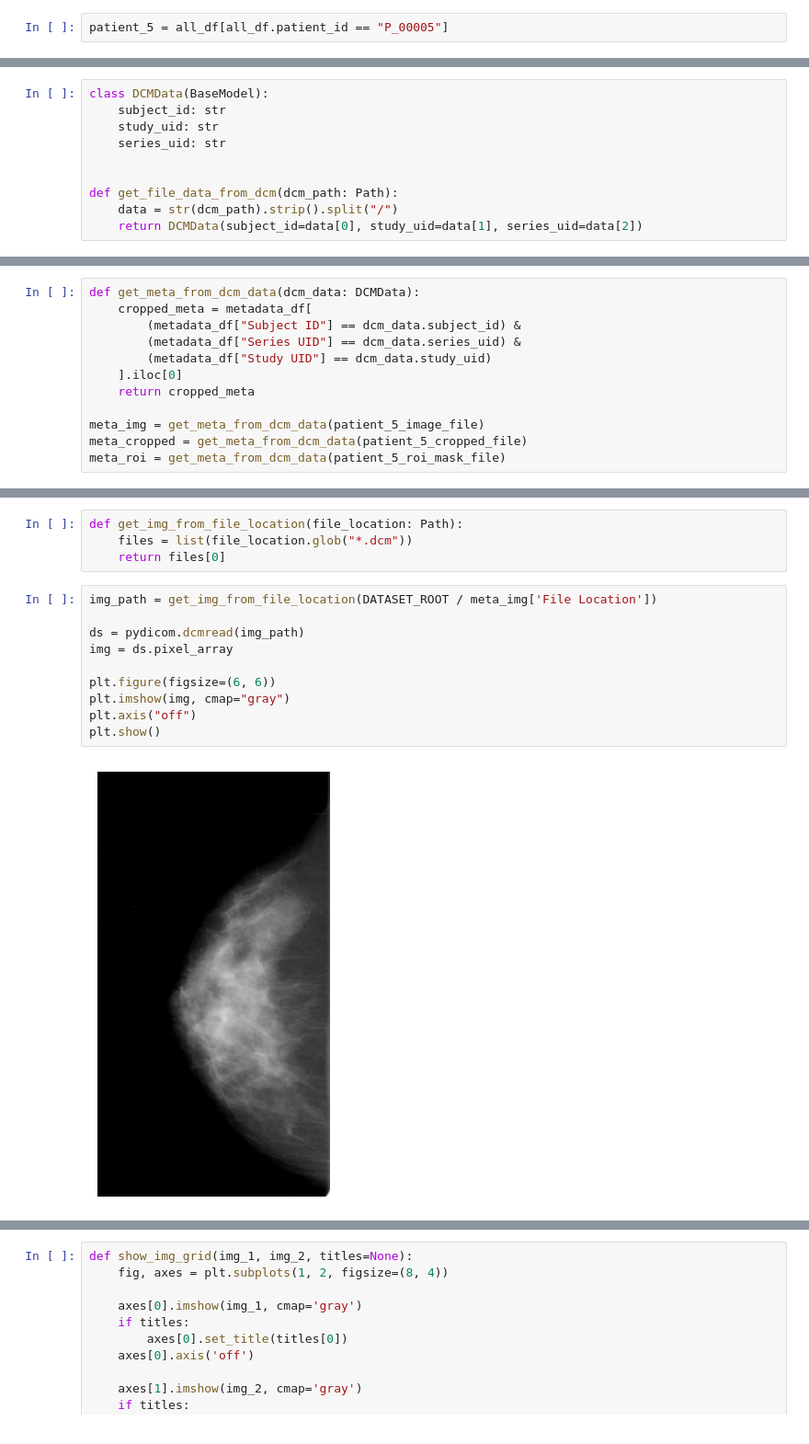
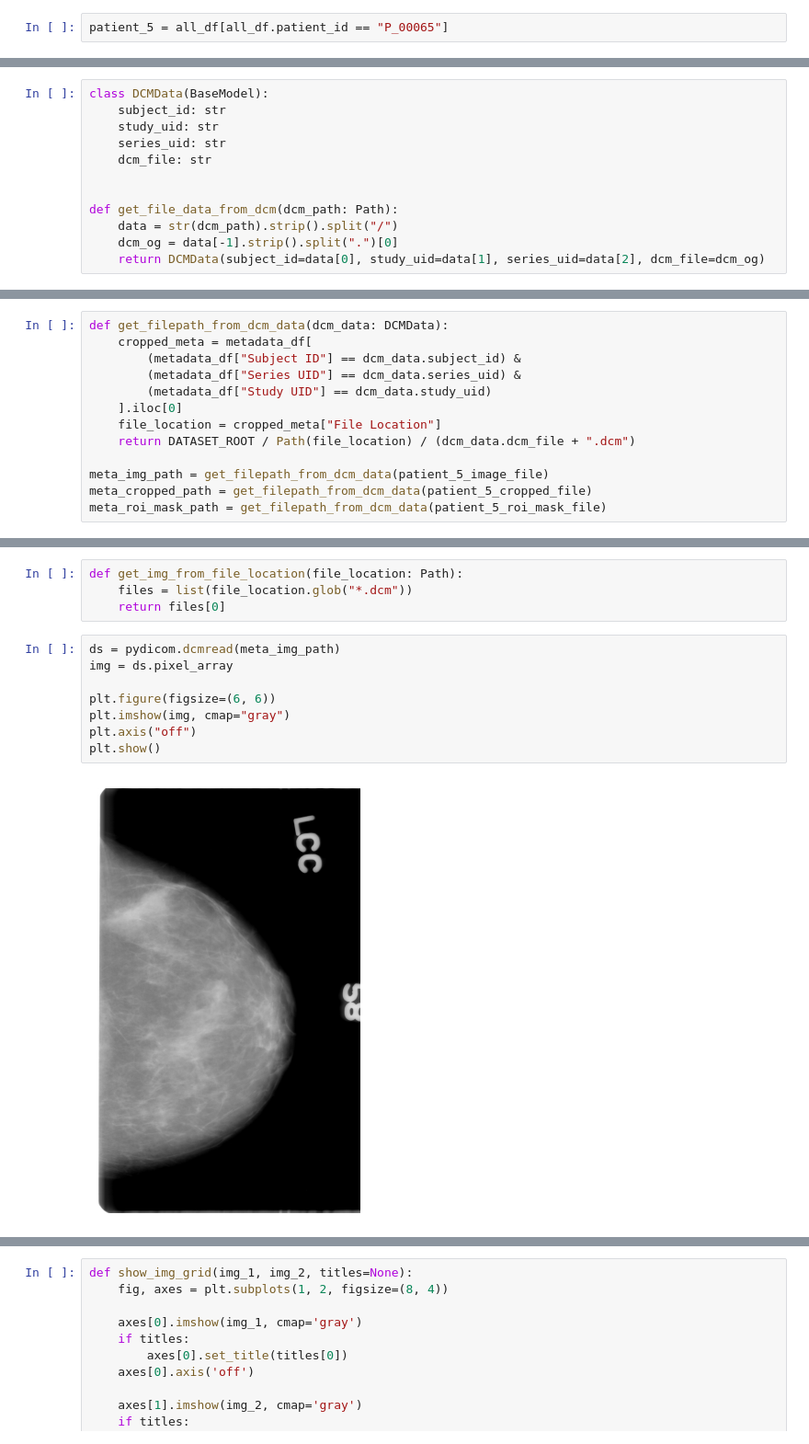
Before and after one commit to lextoumbourou/cm3070-final-project, a Jupyter notebook: notebooks/01-cbis-ddsm.ipynb, the cells around one changed output, grey strips where cells are left out. Shown at 92% size. Saved outputs shown, nothing was run; the diff lists cells and outputs as text.

Commit message:
Update CBIS-DDSM notebook to utilise corrected dataset.

```diff
--- a/notebooks/01-cbis-ddsm.ipynb
+++ b/notebooks/01-cbis-ddsm.ipynb
@@ -106,7 +116,7 @@ plt.show()
 # %% [markdown]
 Let's have a closer look at one patient id to start with. Later we'll try to understand stastics for all patient ids.
 # %%
-patient_5 = all_df[all_df.patient_id == "P_00005"]
+patient_5 = all_df[all_df.patient_id == "P_00065"]
 # %%
 patient_5
 # %% [output]
@@ -135,8 +145,10 @@ class DCMData(BaseModel):
     subject_id: str
     study_uid: str
     series_uid: str
+    dcm_file: str
 
 
 def get_file_data_from_dcm(dcm_path: Path):
     data = str(dcm_path).strip().split("/")
-    return DCMData(subject_id=data[0], study_uid=data[1], series_uid=data[2])
+    dcm_og = data[-1].strip().split(".")[0]
+    return DCMData(subject_id=data[0], study_uid=data[1], series_uid=data[2], dcm_file=dcm_og)
@@ -152,14 +176,15 @@ patient_5_cropped_file, patient_5_roi_mask_file, patient_5_image_file
 # %% [markdown]
 Now we can query the metadata to find the actual file locations.
 # %%
-def get_meta_from_dcm_data(dcm_data: DCMData):
+def get_filepath_from_dcm_data(dcm_data: DCMData):
     cropped_meta = metadata_df[
         (metadata_df["Subject ID"] == dcm_data.subject_id) &
         (metadata_df["Series UID"] == dcm_data.series_uid) &
         (metadata_df["Study UID"] == dcm_data.study_uid)
     ].iloc[0]
-    return cropped_meta
+    file_location = cropped_meta["File Location"]
+    return DATASET_ROOT / Path(file_location) / (dcm_data.dcm_file + ".dcm")
 
-meta_img = get_meta_from_dcm_data(patient_5_image_file)
-meta_cropped = get_meta_from_dcm_data(patient_5_cropped_file)
-meta_roi = get_meta_from_dcm_data(patient_5_roi_mask_file)
+meta_img_path = get_filepath_from_dcm_data(patient_5_image_file)
+meta_cropped_path = get_filepath_from_dcm_data(patient_5_cropped_file)
+meta_roi_mask_path = get_filepath_from_dcm_data(patient_5_roi_mask_file)
@@ -170,14 +201,12 @@ def get_img_from_file_location(file_location: Path):
     files = list(file_location.glob("*.dcm"))
     return files[0]
 # %%
-img_path = get_img_from_file_location(DATASET_ROOT / meta_img['File Location'])
-
-ds = pydicom.dcmread(img_path)
+ds = pydicom.dcmread(meta_img_path)
 img = ds.pixel_array
 
 plt.figure(figsize=(6, 6))
 plt.imshow(img, cmap="gray")
 plt.axis("off")
 plt.show()
 # %% [output]
-[figure, old version]
+[figure, new version]
```
Also changed, not shown: parts of 18 cells of this notebook, 1 other file.
